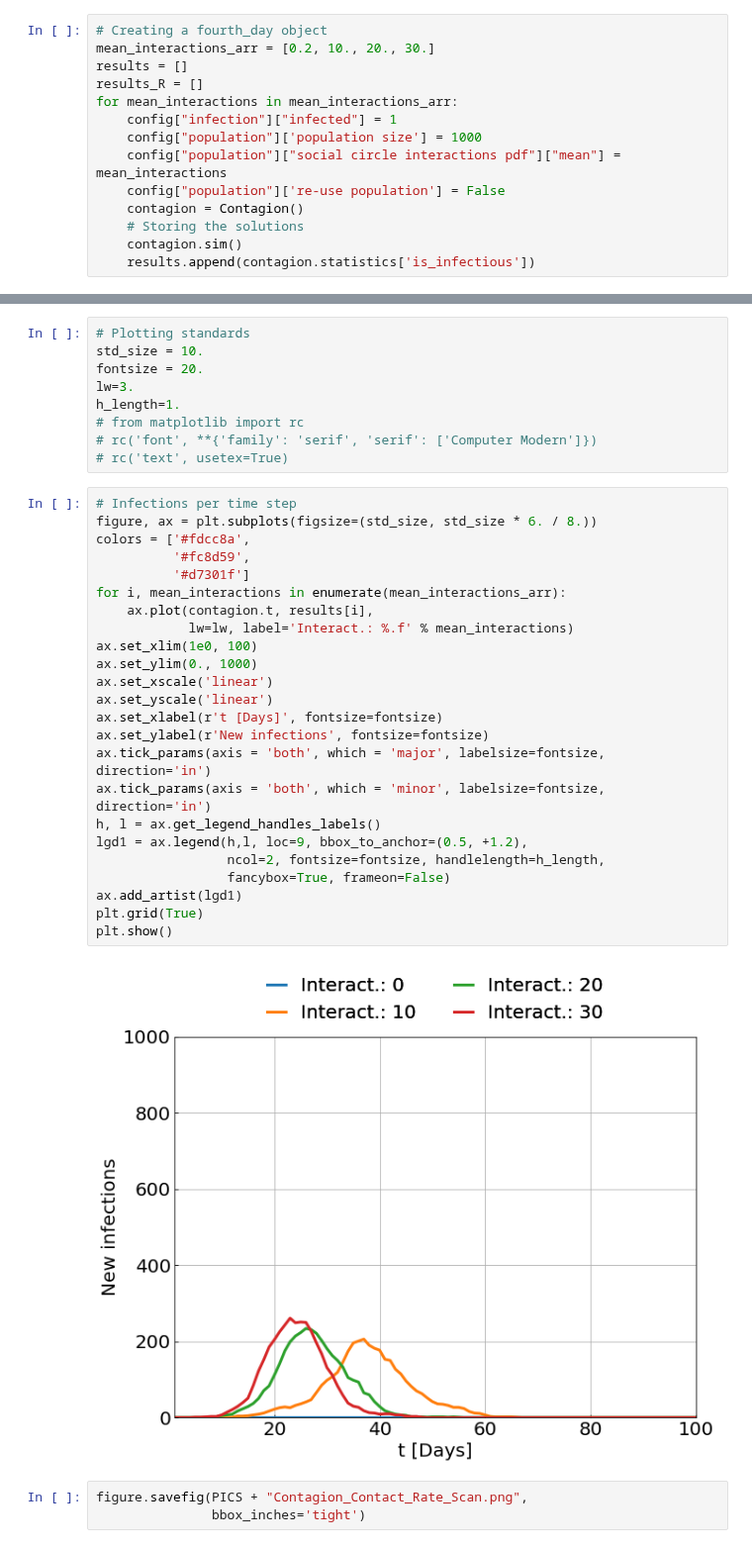
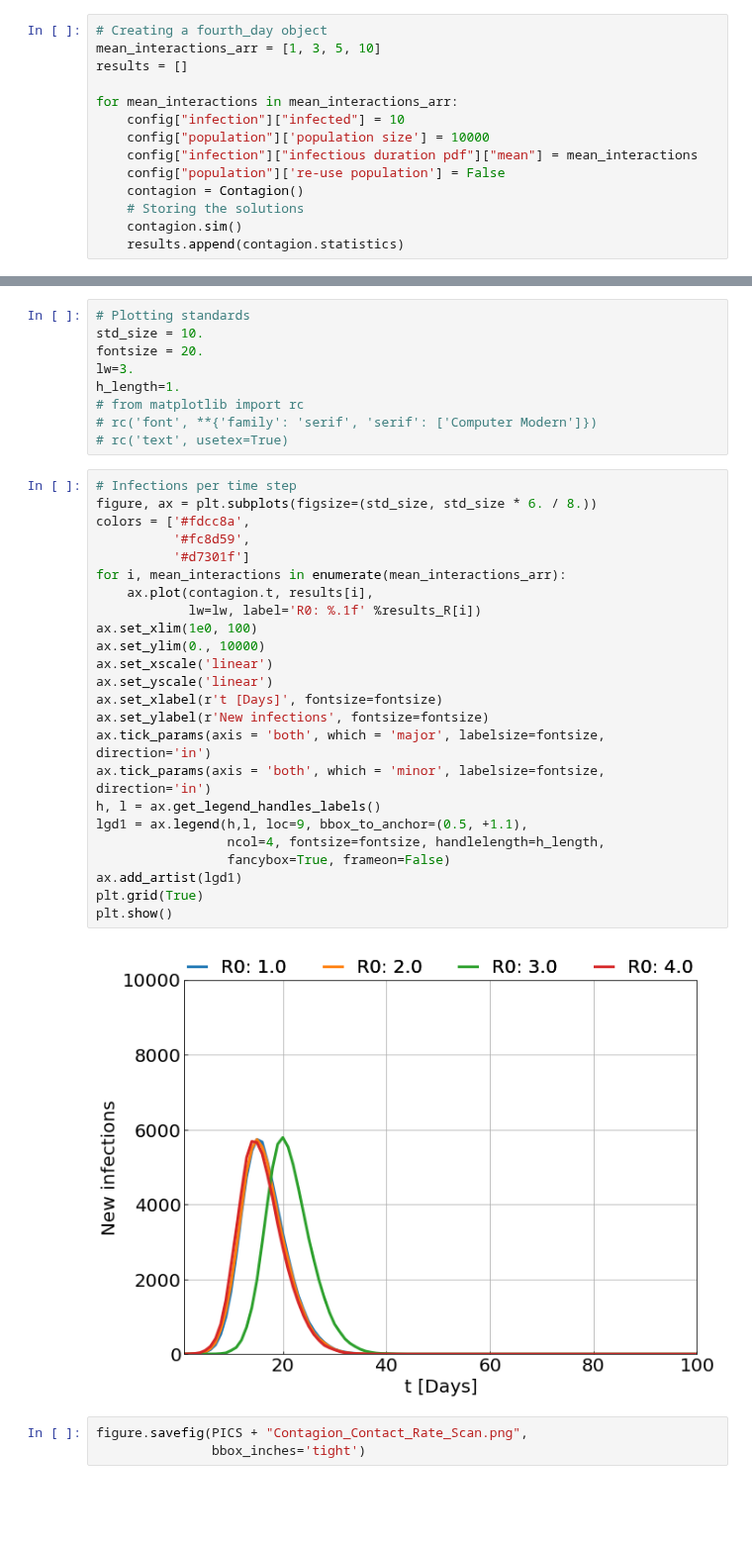
Before and after one commit to chrhck/contagion, a Jupyter notebook: examples/con_parameter_scan.ipynb, the cells around one changed output, grey strips where cells are left out. Shown at 99% size. Drawn from its saved outputs; the diff is of its cells as text; blank space fills up the shorter version.

```diff
--- a/examples/con_parameter_scan.ipynb
+++ b/examples/con_parameter_scan.ipynb
@@ -22,15 +20,15 @@ PICS = '../pics/'
 from contagion import Contagion, config
 # %%
 # Creating a fourth_day object
-mean_interactions_arr = [0.2, 10., 20., 30.]
+mean_interactions_arr = [1, 3, 5, 10]
 results = []
-results_R = []
+
 for mean_interactions in mean_interactions_arr:
-    config["infection"]["infected"] = 1
-    config["population"]['population size'] = 1000
-    config["population"]["social circle interactions pdf"]["mean"] = mean_interactions
+    config["infection"]["infected"] = 10
+    config["population"]['population size'] = 10000
+    config["infection"]["infectious duration pdf"]["mean"] = mean_interactions
     config["population"]['re-use population'] = False
     contagion = Contagion()
     # Storing the solutions
     contagion.sim()
-    results.append(contagion.statistics['is_infectious'])
+    results.append(contagion.statistics)
@@ -46,29 +52,29 @@ h_length=1.
 # %%
 # Infections per time step
 figure, ax = plt.subplots(figsize=(std_size, std_size * 6. / 8.))
 colors = ['#fdcc8a',
           '#fc8d59',
           '#d7301f']
 for i, mean_interactions in enumerate(mean_interactions_arr):
     ax.plot(contagion.t, results[i],
-            lw=lw, label='Interact.: %.f' % mean_interactions)
+            lw=lw, label='R0: %.1f' %results_R[i])
 ax.set_xlim(1e0, 100)
-ax.set_ylim(0., 1000)
+ax.set_ylim(0., 10000)
 ax.set_xscale('linear')
 ax.set_yscale('linear')
 ax.set_xlabel(r't [Days]', fontsize=fontsize)
 ax.set_ylabel(r'New infections', fontsize=fontsize)
 ax.tick_params(axis = 'both', which = 'major', labelsize=fontsize, direction='in')
 ax.tick_params(axis = 'both', which = 'minor', labelsize=fontsize, direction='in')
 h, l = ax.get_legend_handles_labels()
-lgd1 = ax.legend(h,l, loc=9, bbox_to_anchor=(0.5, +1.2),
-                 ncol=2, fontsize=fontsize, handlelength=h_length,
+lgd1 = ax.legend(h,l, loc=9, bbox_to_anchor=(0.5, +1.1),
+                 ncol=4, fontsize=fontsize, handlelength=h_length,
                  fancybox=True, frameon=False)
 ax.add_artist(lgd1)
 plt.grid(True)
 plt.show()
 # %% [output]
-[figure, old version]
+[figure, new version]
 # %%
 figure.savefig(PICS + "Contagion_Contact_Rate_Scan.png",
                bbox_inches='tight')
```
Also changed, not shown: parts of 2 cells of this notebook, 4 other files.
